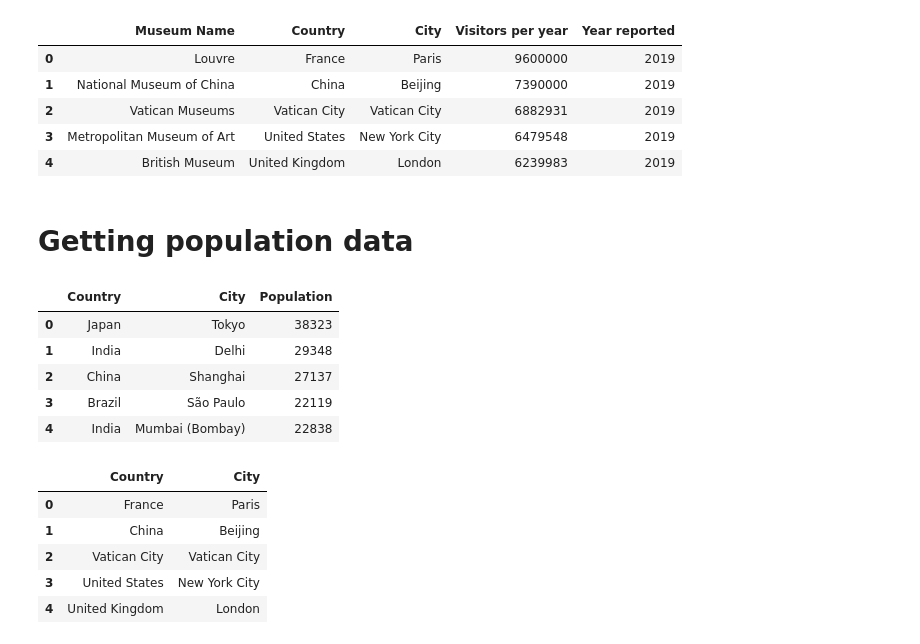
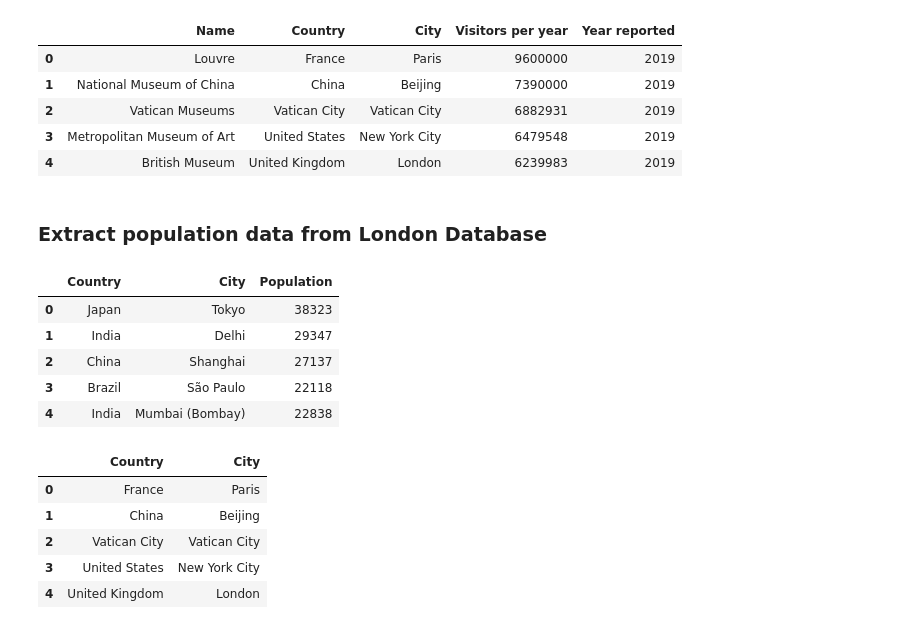
Before and after one commit to YT98/museum_visitors, a Jupyter notebook: research.ipynb, the cells around one changed output. Drawn from its saved outputs; the diff is of its cells as text; code cells hidden in the pictures.

```diff
--- a/research.ipynb
+++ b/research.ipynb
@@ -74,40 +69,35 @@ df.head()
 # %%
-# df.rename(columns={"Year reported[a]\n": "Year reported", "Country flag, city": "City"}, inplace=True)
+# Clean data
+wiki_df["Year reported"] = wiki_df["Year reported"].str[:-4]
+wiki_df["Visitors per year"].astype("string")
+wiki_df["Visitors per year"] = wiki_df["Visitors per year"].str.replace(",", "")
+wiki_df["Visitors per year"].astype("int")
 
-df["Year reported"] = df["Year reported"].str[:-4]
-df["Visitors per year"].astype("string")
-df["Visitors per year"] = df["Visitors per year"].str.replace(",", "")
-df["Visitors per year"].astype("int")
-
-df.head()
+wiki_df.head()
 # %% [output]
-|  | Museum Name | Country | City | Visitors per year | Year reported |
+|  | Name | Country | City | Visitors per year | Year reported |
 | 0 | Louvre | France | Paris | 9600000 | 2019 |
 | 1 | National Museum of China | China | Beijing | 7390000 | 2019 |
 | 2 | Vatican Museums | Vatican City | Vatican City | 6882931 | 2019 |
 | 3 | Metropolitan Museum of Art | United States | New York City | 6479548 | 2019 |
 | 4 | British Museum | United Kingdom | London | 6239983 | 2019 |
 # %% [markdown]
-# Getting population data
+### Extract population data from London Database
 # %%
-# London DATASTORE global city population estimates
+# Data extractedf from London DATASTORE global city population estimates
 # https://data.london.gov.uk/dataset/global-city-population-estimates
 
-london_df = pd.read_csv("/content/london_datastore_global_city_population.csv")
+london_df = pd.read_excel("/content/global-city-population-estimates.xls", "CITIES-OVER-300K", dtype={"2020": np.int64})
 london_df = london_df[["Country or area", "Urban Agglomeration", "2020"]]
 london_df.rename(columns={"2020": "Population", "Urban Agglomeration": "City", "Country or area": "Country"}, inplace=True)
-london_df["Population"]
-london_df["Population"].astype("string")
-london_df["Population"] = london_df["Population"].str.replace(",", "")
-london_df["Population"].astype("int")
 
 london_df.head()
 # %% [output]
 |  | Country | City | Population |
 | 0 | Japan | Tokyo | 38323 |
-| 1 | India | Delhi | 29348 |
+| 1 | India | Delhi | 29347 |
 | 2 | China | Shanghai | 27137 |
-| 3 | Brazil | São Paulo | 22119 |
+| 3 | Brazil | São Paulo | 22118 |
 | 4 | India | Mumbai (Bombay) | 22838 |
 # %%
 # List of cities in museum df
```
Also changed, not shown: parts of 25 cells of this notebook.
